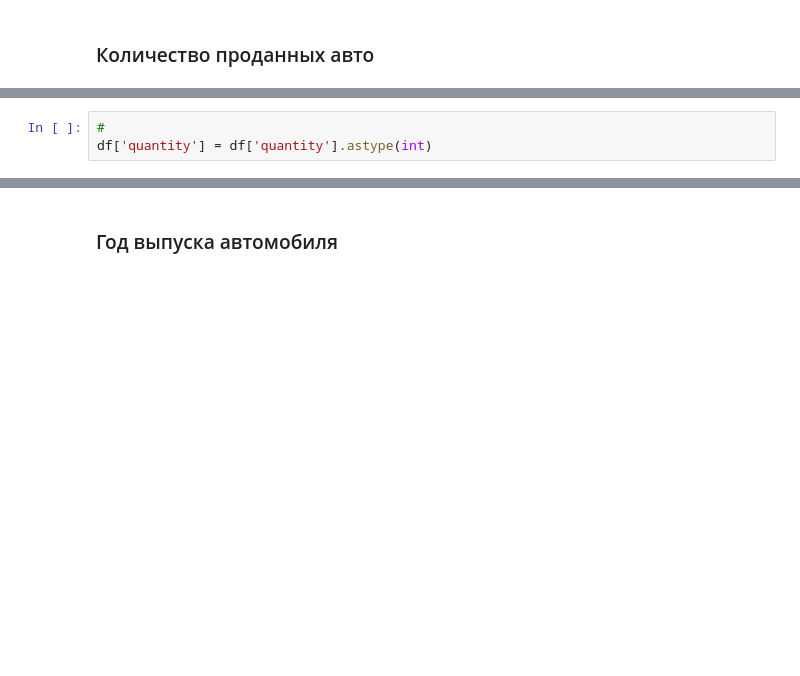
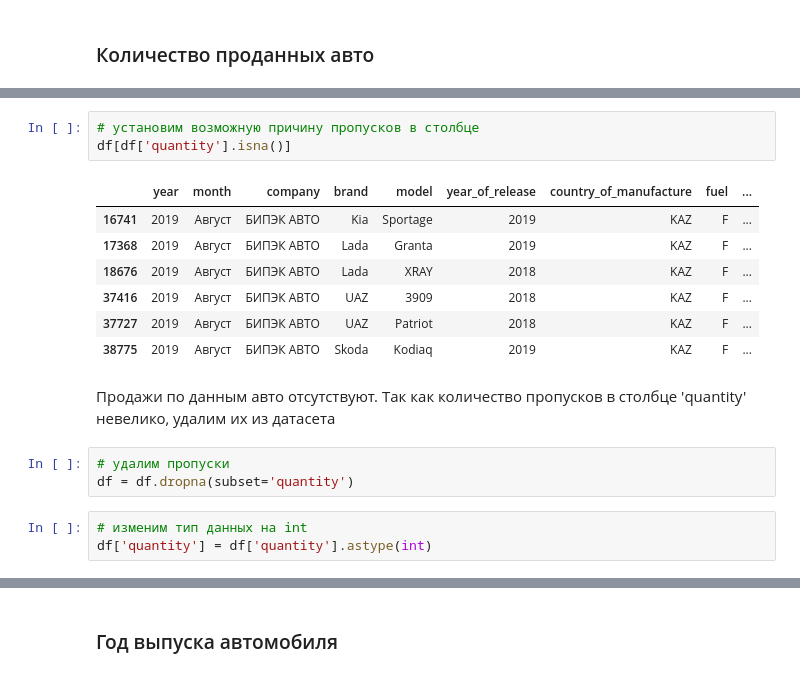
Before and after one commit to analyst-plv/car-sales, a Jupyter notebook: Авторынок.ipynb, the cells around one changed output, grey strips where cells are left out. Drawn from its saved outputs; the diff is of its cells as text; blank space fills up the shorter version.

```diff
--- a/Авторынок.ipynb
+++ b/Авторынок.ipynb
@@ -867,3 +927,19 @@ df[df['quantity'] == 100.]
+# %%
+# установим возможную причину пропусков в столбце
+df[df['quantity'].isna()]
+# %% [output]
+|  | year | month | company | brand | model | year_of_release | country_of_manufacture | fuel | ... |
+| 16741 | 2019 | Август | БИПЭК АВТО | Kia | Sportage | 2019 | KAZ | F | ... |
+| 17368 | 2019 | Август | БИПЭК АВТО | Lada | Granta | 2019 | KAZ | F | ... |
+| 18676 | 2019 | Август | БИПЭК АВТО | Lada | XRAY | 2018 | KAZ | F | ... |
+| 37416 | 2019 | Август | БИПЭК АВТО | UAZ | 3909 | 2018 | KAZ | F | ... |
+| 37727 | 2019 | Август | БИПЭК АВТО | UAZ | Patriot | 2018 | KAZ | F | ... |
+| 38775 | 2019 | Август | БИПЭК АВТО | Skoda | Kodiaq | 2019 | KAZ | F | ... |
+# %% [markdown]
+Продажи по данным авто отсутствуют. Так как количество пропусков в столбце 'quantity' невелико, удалим их из датасета
+# %%
+# удалим пропуски
+df = df.dropna(subset='quantity')
 # %%
-#
+# изменим тип данных на int
 df['quantity'] = df['quantity'].astype(int)
```
Also changed, not shown: parts of 59 cells of this notebook.
